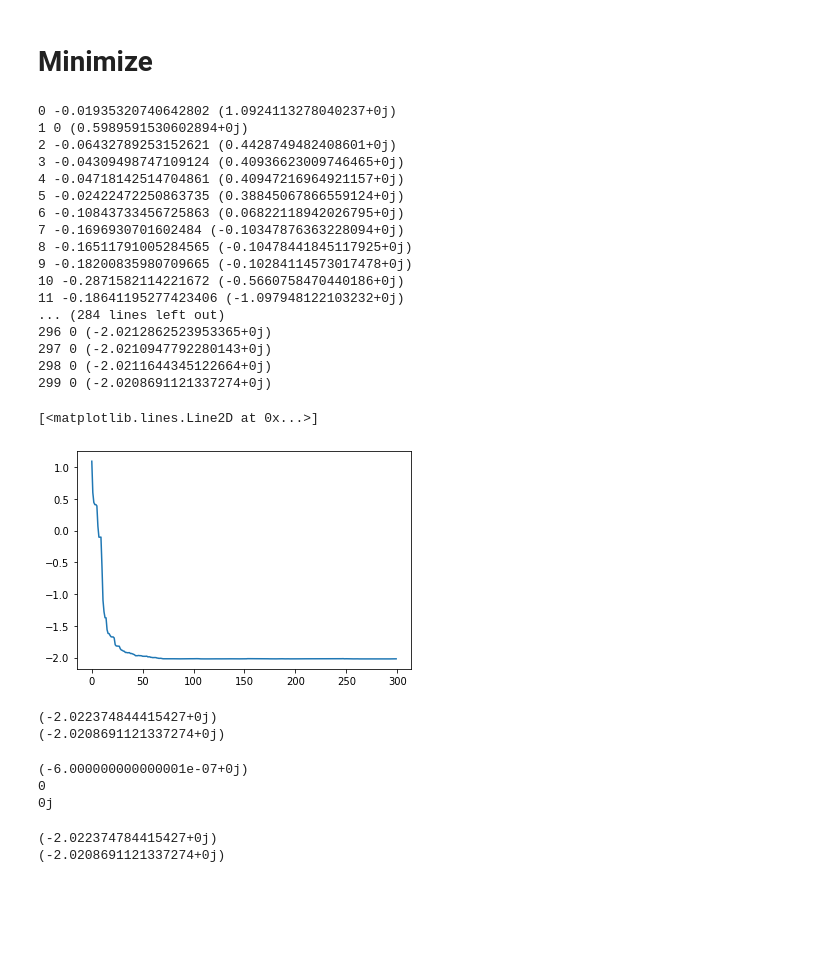
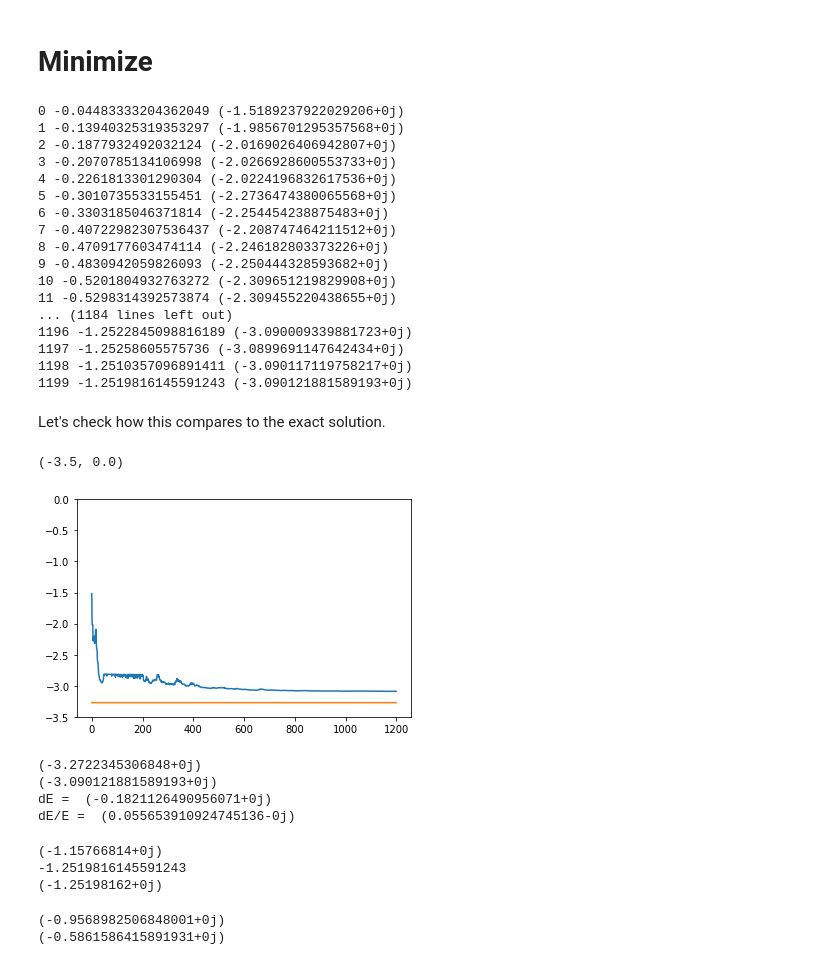
Before and after one commit to immoth/Hubbard_summetries, a Jupyter notebook: Entropy/Minimize_Free_Energy.ipynb, the cells around one changed output. Cells and saved outputs as stored; diff of their text form; code cells hidden in the pictures; blank space fills up the shorter version.

```diff
--- a/Entropy/Minimize_Free_Energy.ipynb
+++ b/Entropy/Minimize_Free_Energy.ipynb
@@ -362,29 +362,25 @@ def SPSA(T,S0,phi0,k_max):
 # %%
 S0 = -(0.0)*2*np.log(2)
 phi0 = [[0.3,0.2],[0.5,0.1],[0.3,0.7],[1.2,0.9]]
+#phi0 = [[0.3,0.2],[-0.5,0.1],[0.3,0.7],[0.1,0.8],[0.3,0.2],[0.3,0.3],[-0.2,0.1]]
 
-T = 0.1
+T = 2.0
 El,kl,Sf,phif = SPSA(T, S0, phi0, 300)
 # %% [output]
-0 -0.01935320740642802 (1.0924113278040237+0j)
-1 0 (0.5989591530602894+0j)
-2 -0.06432789253152621 (0.4428749482408601+0j)
-3 -0.04309498747109124 (0.40936623009746465+0j)
-4 -0.04718142514704861 (0.40947216964921157+0j)
-5 -0.02422472250863735 (0.38845067866559124+0j)
-6 -0.10843733456725863 (0.06822118942026795+0j)
-7 -0.1696930701602484 (-0.10347876363228094+0j)
-8 -0.16511791005284565 (-0.10478441845117925+0j)
-9 -0.18200835980709665 (-0.10284114573017478+0j)
-10 -0.2871582114221672 (-0.5660758470440186+0j)
-11 -0.18641195277423406 (-1.097948122103232+0j)
-... (284 lines left out)
-296 0 (-2.0212862523953365+0j)
-297 0 (-2.0210947792280143+0j)
-298 0 (-2.0211644345122664+0j)
-299 0 (-2.0208691121337274+0j)
+0 -0.04483333204362049 (-1.5189237922029206+0j)
+1 -0.13940325319353297 (-1.9856701295357568+0j)
+2 -0.1877932492032124 (-2.0169026406942807+0j)
+3 -0.2070785134106998 (-2.0266928600553733+0j)
+4 -0.2261813301290304 (-2.0224196832617536+0j)
+5 -0.3010735533155451 (-2.2736474380065568+0j)
+6 -0.3303185046371814 (-2.254454238875483+0j)
+7 -0.40722982307536437 (-2.208747464211512+0j)
+8 -0.4709177603474114 (-2.246182803373226+0j)
+9 -0.4830942059826093 (-2.250444328593682+0j)
+10 -0.5201804932763272 (-2.309651219829908+0j)
+11 -0.5298314392573874 (-2.309455220438655+0j)
+... (1184 lines left out)
+1196 -1.2522845098816189 (-3.090009339881723+0j)
+1197 -1.25258605575736 (-3.0899691147642434+0j)
+1198 -1.2510357096891411 (-3.090117119758217+0j)
+1199 -1.2519816145591243 (-3.090121881589193+0j)
-# %%
-plt.plot(kl,El)
-# %% [output]
-[<matplotlib.lines.Line2D at 0x...>]
-[figure, removed]
@@ -394,28 +387,43 @@ import pandas as pd
+# %% [markdown]
+Let's check how this compares to the exact solution.
 # %%
 a = np.exp( -e[arg[0]]/T )
 b = np.exp( -e[arg[1]]/T )
 c = np.exp( -e[arg[2]]/T )
 d = np.exp( -e[arg[3]]/T )
 rhop = rho(a,b,c,d)
 
-#pd.DataFrame( rhop )
+
+Ep = FreeE(T,H,rhop)
+Epl = [Ep for k in kl]
+
+plt.plot(kl,El)
+plt.plot(kl,Epl)
+plt.ylim(-3.5,0.0)
+# %% [output]
+(-3.5, 0.0)
+[figure, added]
 # %%
 print( FreeE(T,H,rhop) )
 print( FreeE(T,H,rhof(Sf,phif) ) )
+print('dE = ', FreeE(T,H,rhop) - FreeE(T,H,rhof(Sf,phif) ) )
+print('dE/E = ', (FreeE(T,H,rhop) - FreeE(T,H,rhof(Sf,phif)))/FreeE(T,H,rhop)  )
 # %% [output]
-(-2.022374844415427+0j)
-(-2.0208691121337274+0j)
+(-3.2722345306848+0j)
+(-3.090121881589193+0j)
+dE =  (-0.1821126490956071+0j)
+dE/E =  (0.055653910924745136-0j)
 # %%
 print( S(rhop) )
 print( Sf )
 print( S(rhof(Sf,phif)) )
 # %% [output]
-(-6.000000000000001e-07+0j)
-0
-0j
+(-1.15766814+0j)
+-1.2519816145591243
+(-1.25198162+0j)
 # %%
 print( np.trace(Mdot([rhop,H])) )
 print( np.trace(Mdot([rhof(Sf,phif),H])) )
 # %% [output]
-(-2.022374784415427+0j)
-(-2.0208691121337274+0j)
+(-0.9568982506848001+0j)
+(-0.5861586415891931+0j)
```
Also changed, not shown: parts of 2 cells of this notebook, 15 other files.
